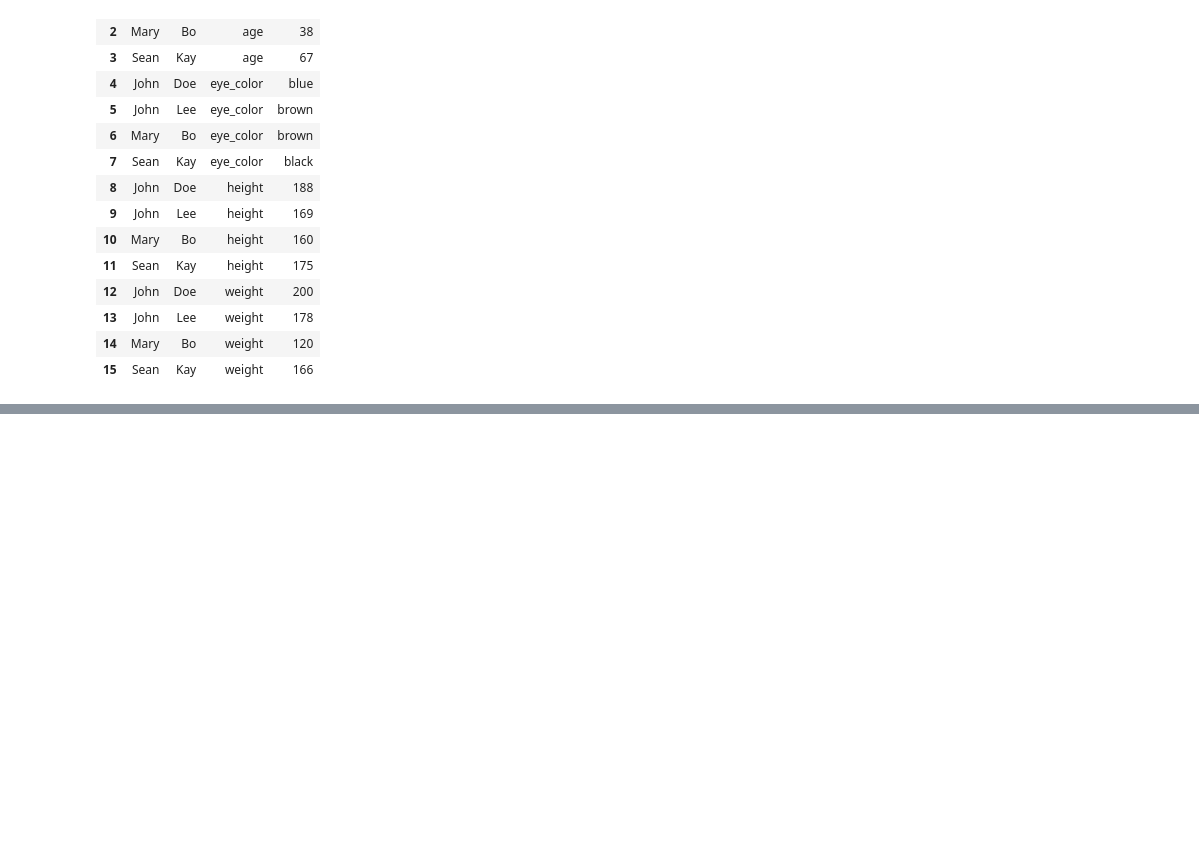
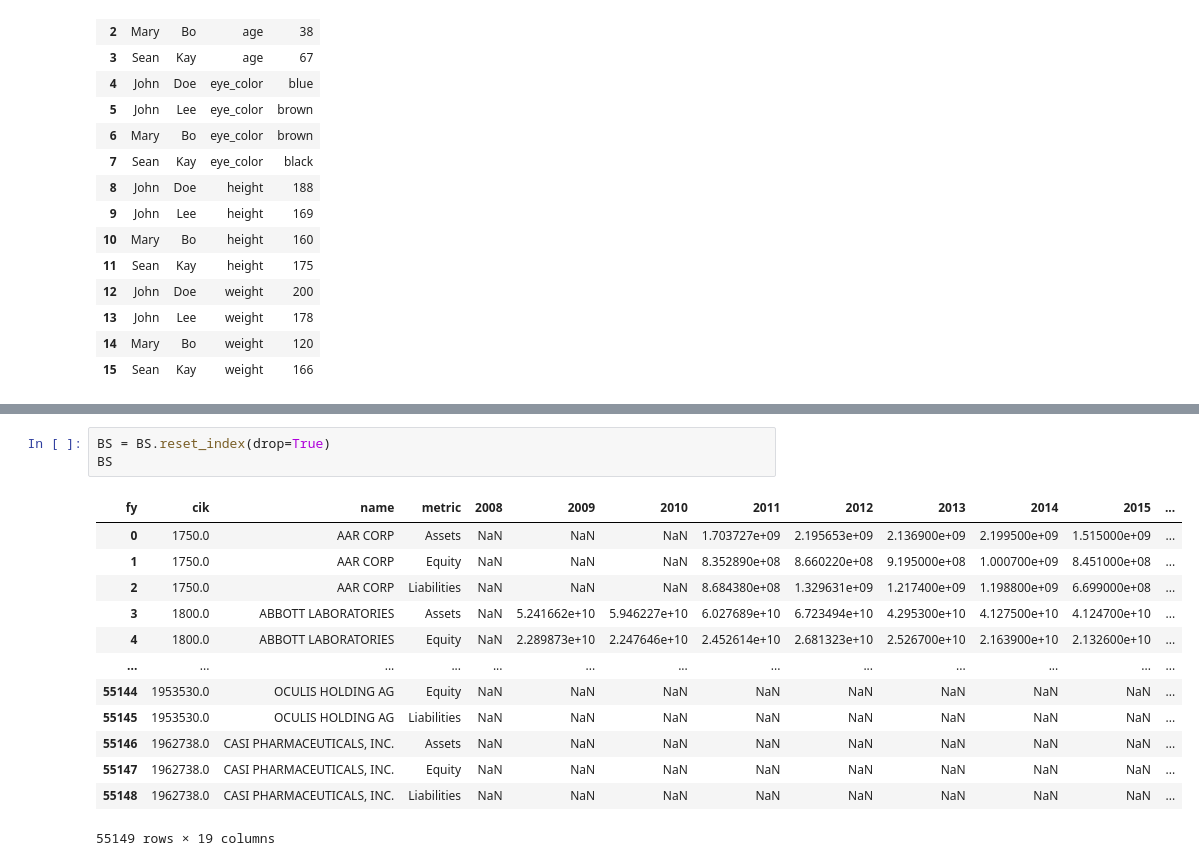
Before and after one commit to Faliell/Pandas_Classes, a Jupyter notebook: aula17-rechaping.ipynb, the cells around one changed output, grey strips where cells are left out. Cells and saved outputs as stored; diff of their text form; blank space fills up the shorter version.

```diff
--- a/aula17-rechaping.ipynb
+++ b/aula17-rechaping.ipynb
@@ -224,0 +261,17 @@ personal_data_wide.melt(
+# %%
+BS = BS.reset_index(drop=True)
+BS
+# %% [output]
+| fy | cik | name | metric | 2008 | 2009 | 2010 | 2011 | 2012 | 2013 | 2014 | 2015 | ... |
+| 0 | 1750.0 | AAR CORP | Assets | NaN | NaN | NaN | 1.703727e+09 | 2.195653e+09 | 2.136900e+09 | 2.199500e+09 | 1.515000e+09 | ... |
+| 1 | 1750.0 | AAR CORP | Equity | NaN | NaN | NaN | 8.352890e+08 | 8.660220e+08 | 9.195000e+08 | 1.000700e+09 | 8.451000e+08 | ... |
+| 2 | 1750.0 | AAR CORP | Liabilities | NaN | NaN | NaN | 8.684380e+08 | 1.329631e+09 | 1.217400e+09 | 1.198800e+09 | 6.699000e+08 | ... |
+| 3 | 1800.0 | ABBOTT LABORATORIES | Assets | NaN | 5.241662e+10 | 5.946227e+10 | 6.027689e+10 | 6.723494e+10 | 4.295300e+10 | 4.127500e+10 | 4.124700e+10 | ... |
+| 4 | 1800.0 | ABBOTT LABORATORIES | Equity | NaN | 2.289873e+10 | 2.247646e+10 | 2.452614e+10 | 2.681323e+10 | 2.526700e+10 | 2.163900e+10 | 2.132600e+10 | ... |
+| ... | ... | ... | ... | ... | ... | ... | ... | ... | ... | ... | ... | ... |
+| 55144 | 1953530.0 | OCULIS HOLDING AG | Equity | NaN | NaN | NaN | NaN | NaN | NaN | NaN | NaN | ... |
+| 55145 | 1953530.0 | OCULIS HOLDING AG | Liabilities | NaN | NaN | NaN | NaN | NaN | NaN | NaN | NaN | ... |
+| 55146 | 1962738.0 | CASI PHARMACEUTICALS, INC. | Assets | NaN | NaN | NaN | NaN | NaN | NaN | NaN | NaN | ... |
+| 55147 | 1962738.0 | CASI PHARMACEUTICALS, INC. | Equity | NaN | NaN | NaN | NaN | NaN | NaN | NaN | NaN | ... |
+| 55148 | 1962738.0 | CASI PHARMACEUTICALS, INC. | Liabilities | NaN | NaN | NaN | NaN | NaN | NaN | NaN | NaN | ... |
+55149 rows × 19 columns
```
Also changed, not shown: parts of 10 cells of this notebook.
